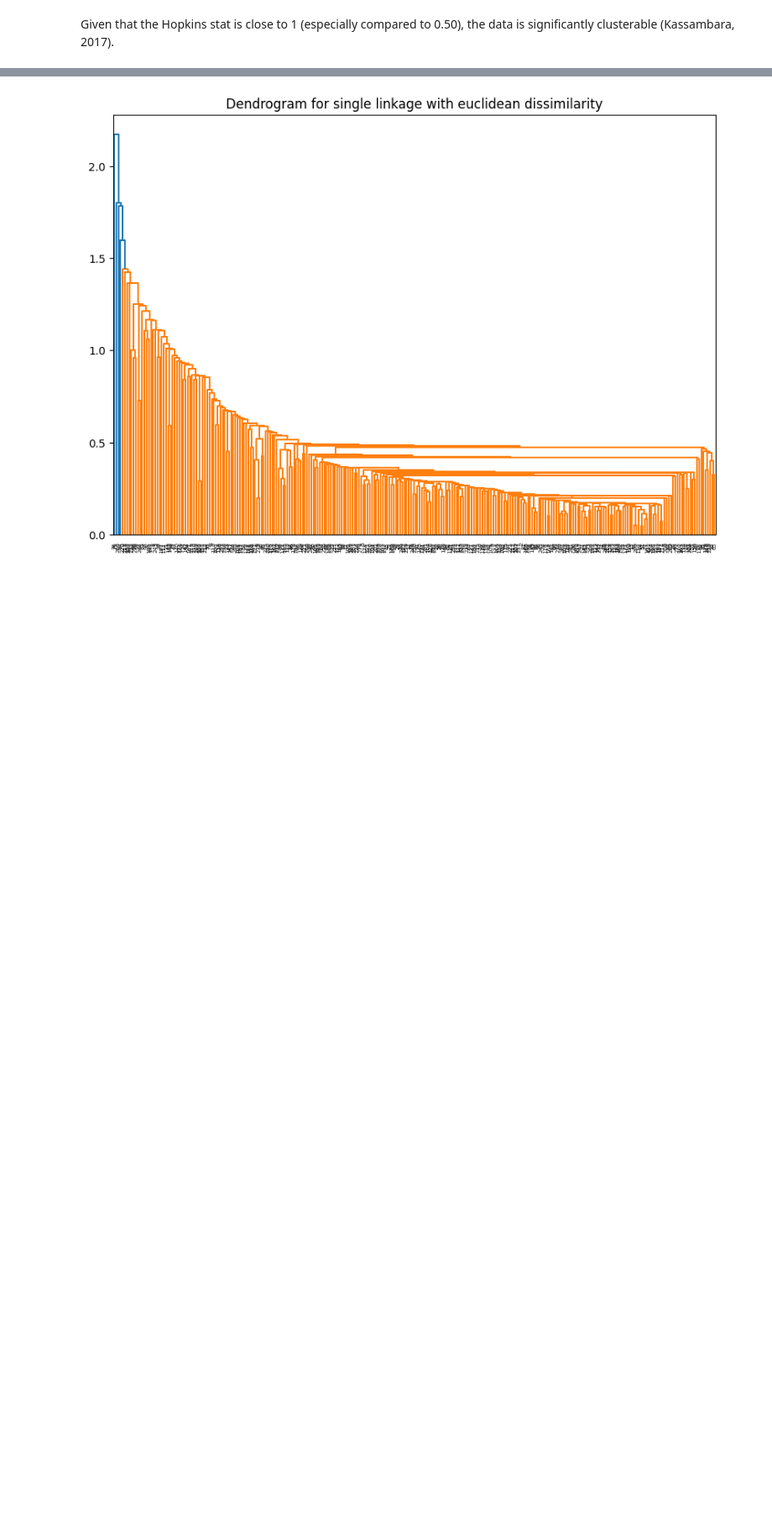
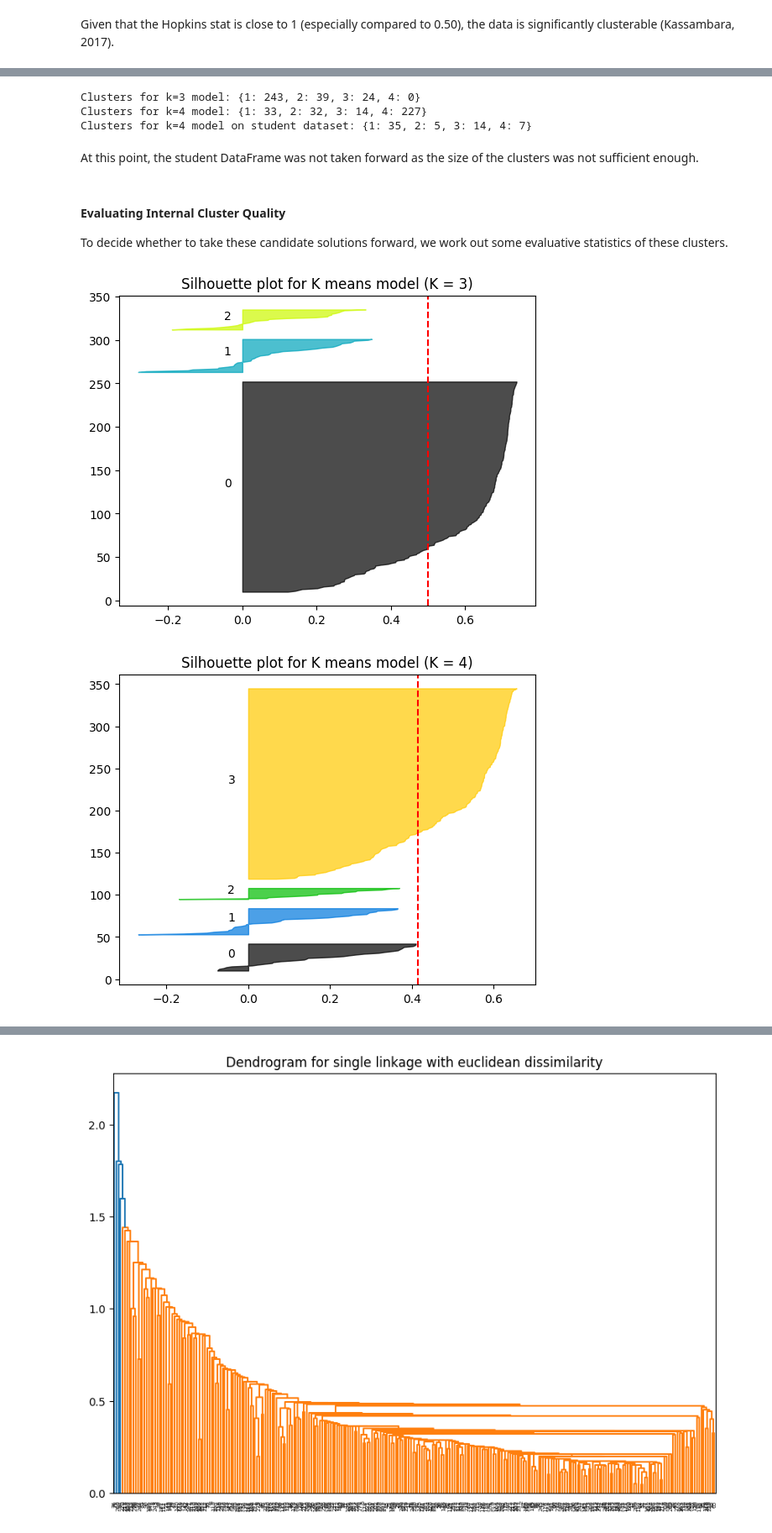
Before and after one commit to LaurieGale10/primmdebug-evaluation-study, a Jupyter notebook: main.ipynb, the cells around one changed output, grey strips where cells are left out. Shown at 84% size. Drawn from its saved outputs; the diff is of its cells as text; code cells hidden in the pictures; blank space fills up the shorter version.

```diff
--- a/main.ipynb
+++ b/main.ipynb
@@ -365,3 +384,0 @@ Each scatter plot matrix shows a few outliers, which are subsequently removed wi
-# %%
-threshold: float = 3.0
-non_zero_median_times_per_stage_df = non_zero_median_times_per_stage_df[(non_zero_median_times_per_stage_df.abs() <= threshold).all(axis=1)]
@@ -444,12 +493,0 @@ Shows n_init=50 with k_means++ (default argument) is suitable. We now fit this m
-# %%
-k_means_final_model = KMeans(n_clusters=4, n_init=50, random_state=0)
-k_means_final_model.fit_transform(non_zero_median_times_per_stage_df)
-items_per_cluster: dict[int, int] = {
-    1: 0,
-    2: 0,
-    3: 0,
-    4: 0
-}
-for label in k_means_final_model.labels_:
-    items_per_cluster[label+1] += 1
-print(items_per_cluster)
@@ -481,0 +502,20 @@ plt.show()
+# %%
+k3_means_final_model = KMeans(n_clusters=3, n_init=50, random_state=0)
+k3_means_final_model_labels = k3_means_final_model.fit_predict(non_zero_median_times_per_stage_df)
+print(f"Clusters for k=3 model: {get_size_of_clusters(k3_means_final_model_labels)}")
+
+k4_means_final_model = KMeans(n_clusters=4, n_init=50, random_state=0)
+k4_means_final_model_labels = k4_means_final_model.fit_predict(non_zero_median_times_per_stage_df)
+print(f"Clusters for k=4 model: {get_size_of_clusters(k4_means_final_model_labels)}")
+
+k4_means_final_model_student_labels = k4_means_final_model.fit_predict(student_median_times_per_stage_df)
+print(f"Clusters for k=4 model on student dataset: {get_size_of_clusters(k4_means_final_model_student_labels)}")
+# %% [output]
+Clusters for k=3 model: {1: 243, 2: 39, 3: 24, 4: 0}
+Clusters for k=4 model: {1: 33, 2: 32, 3: 14, 4: 227}
+Clusters for k=4 model on student dataset: {1: 35, 2: 5, 3: 14, 4: 7}
+# %% [markdown]
+At this point, the student DataFrame was not taken forward as the size of the clusters was not sufficient enough.
+# %% [markdown]
+#### Evaluating Internal Cluster Quality
+To decide whether to take these candidate solutions forward, we work out some evaluative statistics of these clusters.
@@ -481,0 +525,17 @@ plt.show()
+# %%
+#k3_means_final_model_metrics = calculate_cluster_evaluation_metrics(non_zero_median_times_per_stage_df, k3_means_final_model_labels)
+silhouette_values = metrics.silhouette_samples(non_zero_median_times_per_stage_df, k3_means_final_model_labels)
+silhouette_scores = metrics.silhouette_score(non_zero_median_times_per_stage_df, k3_means_final_model_labels)
+fig, ax = plot_silhouette_plot(k3_means_final_model_labels, silhouette_values, silhouette_scores, 3)
+plt.title(f"Silhouette plot for K means model (K = 3)")
+plt.show()
+
+#k4_means_final_model_metrics = calculate_cluster_evaluation_metrics(non_zero_median_times_per_stage_df, k4_means_final_model_labels)
+silhouette_values = metrics.silhouette_samples(non_zero_median_times_per_stage_df, k4_means_final_model_labels)
+silhouette_scores = metrics.silhouette_score(non_zero_median_times_per_stage_df, k4_means_final_model_labels)
+fig, ax = plot_silhouette_plot(k4_means_final_model_labels, silhouette_values, silhouette_scores, 4)
+plt.title(f"Silhouette plot for K means model (K = 4)")
+plt.show()
+# %% [output]
+[figure, added]
+[figure, added]
```
Also changed, not shown: parts of 58 cells of this notebook.
